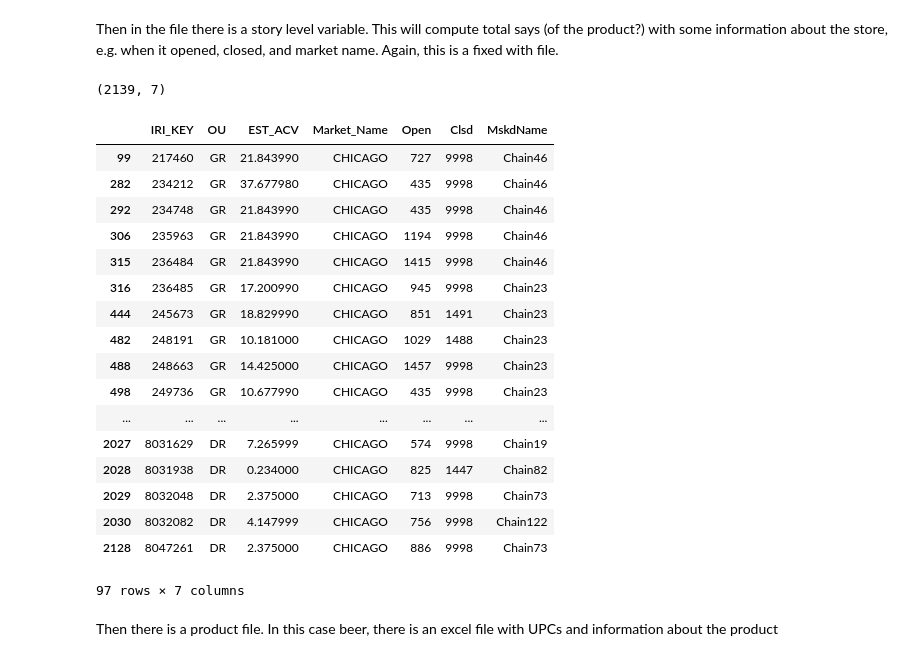
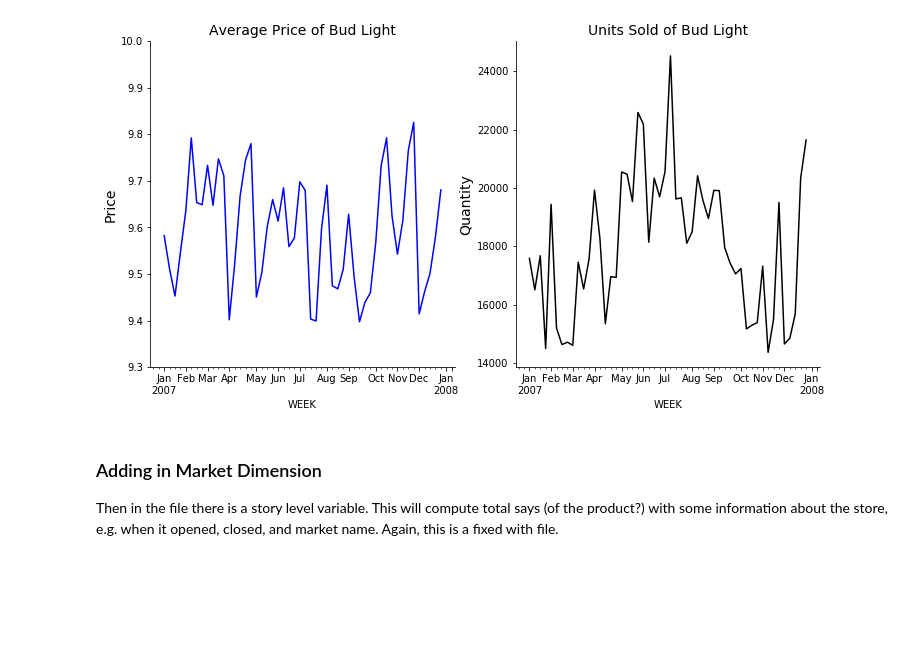
Before and after one commit to mwaugh0328/Data_Bootcamp_Fall_2017, a Jupyter notebook: data_bootcamp_1211/IRI_price_data.ipynb, the cells around one changed output. Drawn from its saved outputs; the diff is of its cells as text; code cells hidden in the pictures; blank space fills up the shorter version.

```diff
--- a/data_bootcamp_1211/IRI_price_data.ipynb
+++ b/data_bootcamp_1211/IRI_price_data.ipynb
@@ -52,4 +332,38 @@ test.head()
+# %%
+freq = "W"
+
+fig, ax = plt.subplots(1,2, figsize = (12,6))
+
+#fig.tight_layout(h_pad=10)
+
+sales_budlight.resample(freq).mean().price.plot(ax = ax[0], color = 'b')
+
+ax[0].set_title("Average Price of Bud Light", fontsize = 14)
+
+ax[0].set_ylabel("Price", fontsize = 14,)
+
+ax[0].spines["right"].set_visible(False) # This removes the ``spines'', just the right and top
+ax[0].spines["top"].set_visible(False) # ones...
+
+ax[0].set_ylim([9.30,10.0])
+
+##################################################################################
+
+sales_budlight.resample(freq).sum().UNITS.plot(ax = ax[1], color = 'k')
+
+ax[1].set_title("Units Sold of Bud Light", fontsize = 14)
+
+ax[1].set_ylabel("Quantity", fontsize = 14,)
+
+ax[1].spines["right"].set_visible(False) # This removes the ``spines'', just the right and top
+ax[1].spines["top"].set_visible(False) # ones...
+
+plt.show()
+# %% [output]
+[figure, added]
 # %% [markdown]
+### Adding in Market Dimension
+
 Then in the file there is a story level variable. This will compute total says (of the product?) with some information about the store, e.g. when it opened, closed, and market name. Again, this is a fixed with file.
 # %%
 file_path = "F://Academic Dataset External//Year7//External//beer"
@@ -57,30 +371,3 @@ file = "//Delivery_Stores"
 file = file_path+file
 
 stores = pd.read_fwf(file)
-# %%
-stores.shape
-# %% [output]
-(2139, 7)
-# %%
-stores[stores.Market_Name == "CHICAGO"]
-# %% [output]
-|  | IRI_KEY | OU | EST_ACV | Market_Name | Open | Clsd | MskdName |
-| 99 | 217460 | GR | 21.843990 | CHICAGO | 727 | 9998 | Chain46 |
-| 282 | 234212 | GR | 37.677980 | CHICAGO | 435 | 9998 | Chain46 |
-| 292 | 234748 | GR | 21.843990 | CHICAGO | 435 | 9998 | Chain46 |
-| 306 | 235963 | GR | 21.843990 | CHICAGO | 1194 | 9998 | Chain46 |
-| 315 | 236484 | GR | 21.843990 | CHICAGO | 1415 | 9998 | Chain46 |
-| 316 | 236485 | GR | 17.200990 | CHICAGO | 945 | 9998 | Chain23 |
-| 444 | 245673 | GR | 18.829990 | CHICAGO | 851 | 1491 | Chain23 |
-| 482 | 248191 | GR | 10.181000 | CHICAGO | 1029 | 1488 | Chain23 |
-| 488 | 248663 | GR | 14.425000 | CHICAGO | 1457 | 9998 | Chain23 |
-| 498 | 249736 | GR | 10.677990 | CHICAGO | 435 | 9998 | Chain23 |
-| ... | ... | ... | ... | ... | ... | ... | ... |
-| 2027 | 8031629 | DR | 7.265999 | CHICAGO | 574 | 9998 | Chain19 |
-| 2028 | 8031938 | DR | 0.234000 | CHICAGO | 825 | 1447 | Chain82 |
-| 2029 | 8032048 | DR | 2.375000 | CHICAGO | 713 | 9998 | Chain73 |
-| 2030 | 8032082 | DR | 4.147999 | CHICAGO | 756 | 9998 | Chain122 |
-| 2128 | 8047261 | DR | 2.375000 | CHICAGO | 886 | 9998 | Chain73 |
-97 rows × 7 columns
-# %% [markdown]
-Then there is a product file. In this case beer, there is an excel file with UPCs and information about the product
```
Also changed, not shown: parts of 51 cells of this notebook.
